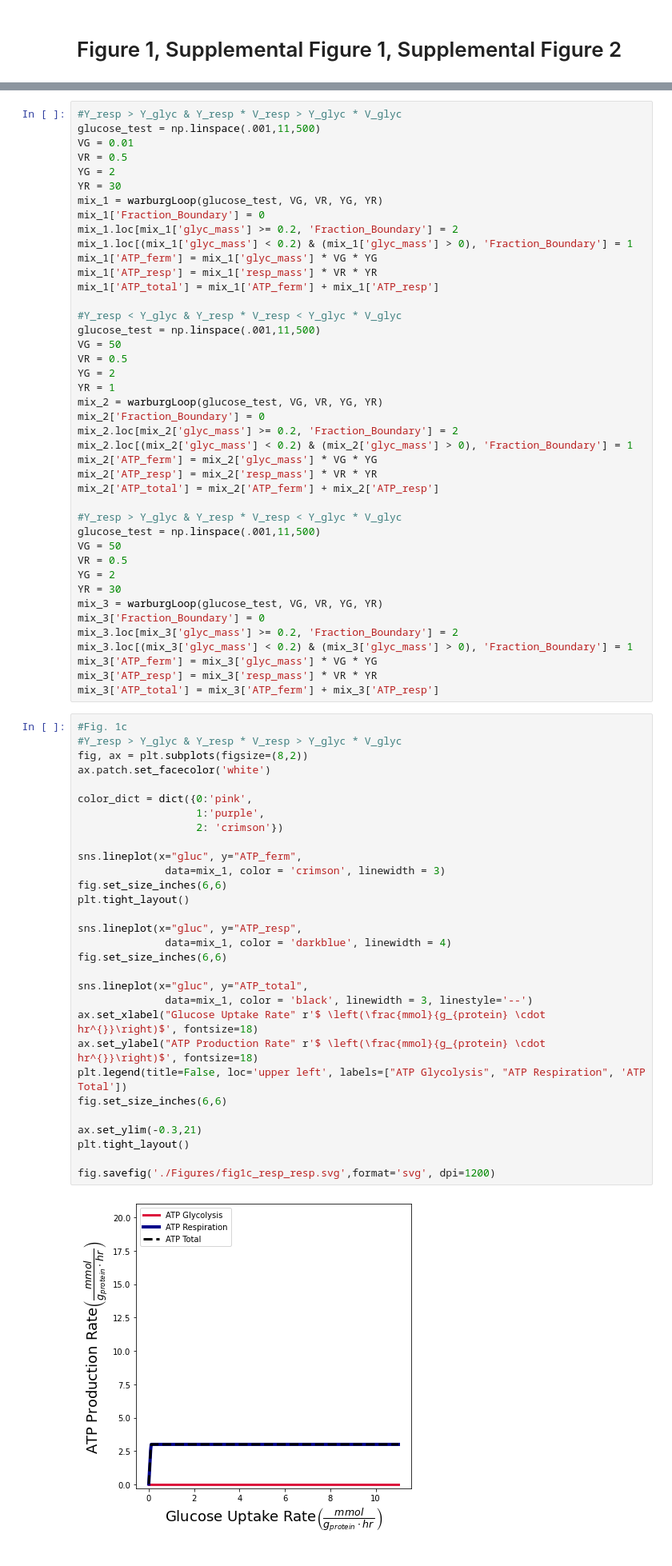
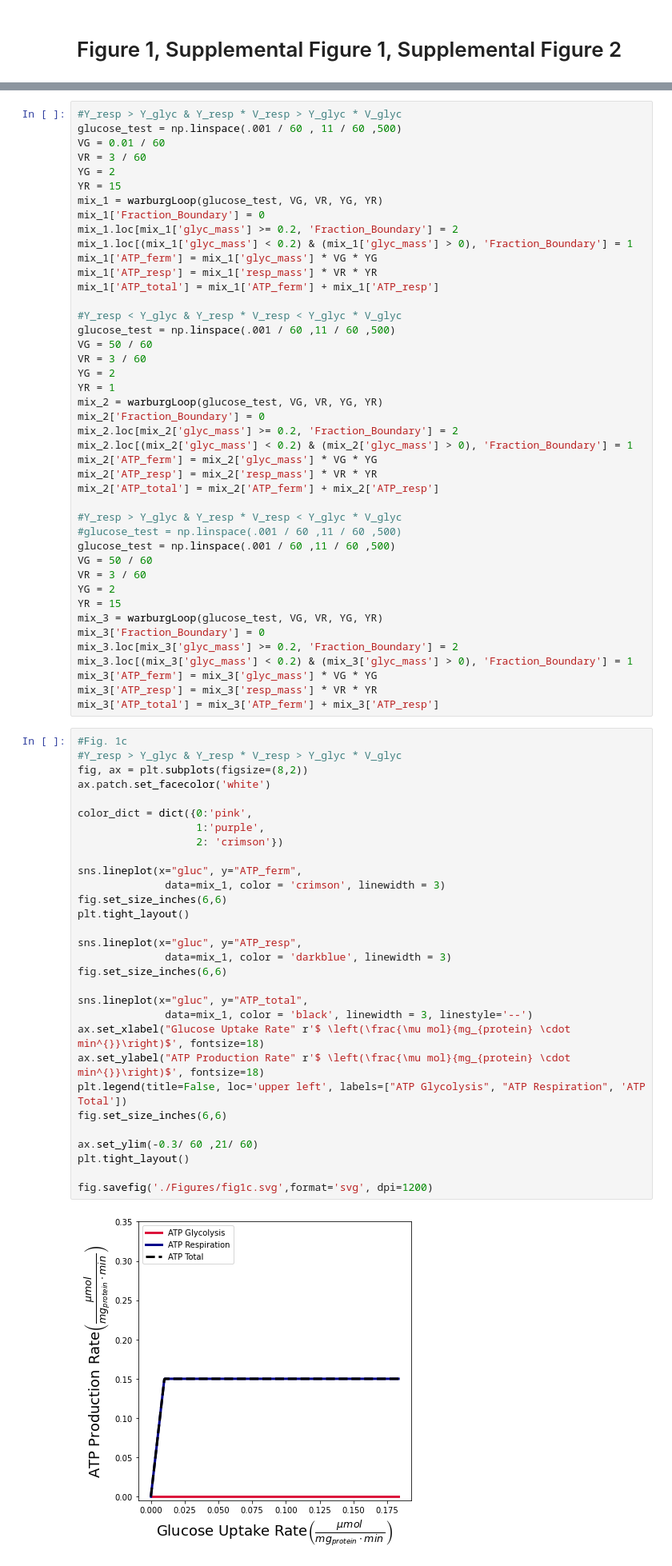
Before and after one commit to DenisTitovLab/WarburgEffectModel, a Jupyter notebook: Figure 1, Supplemental Figure 1, Supplemental Figure 2.ipynb, the cells around one changed output, grey strips where cells are left out. Shown: that part at 80% size. Cells and saved outputs as stored; diff of their text form.

```diff
--- a/Figure 1, Supplemental Figure 1, Supplemental Figure 2.ipynb
+++ b/Figure 1, Supplemental Figure 1, Supplemental Figure 2.ipynb
@@ -122,11 +122,11 @@ def warburgLoop(GUR, V_Glyc_Loop, V_Resp_Loop, Y_Glyc_Loop, Y_Resp_Loop):
     return(df)
 # %%
 #Y_resp > Y_glyc & Y_resp * V_resp > Y_glyc * V_glyc
-glucose_test = np.linspace(.001,11,500)
-VG = 0.01
-VR = 0.5
+glucose_test = np.linspace(.001 / 60 , 11 / 60 ,500)
+VG = 0.01 / 60
+VR = 3 / 60
 YG = 2
-YR = 30
+YR = 15
 mix_1 = warburgLoop(glucose_test, VG, VR, YG, YR)
 mix_1['Fraction_Boundary'] = 0
 mix_1.loc[mix_1['glyc_mass'] >= 0.2, 'Fraction_Boundary'] = 2
@@ -136,9 +136,9 @@ mix_1['ATP_resp'] = mix_1['resp_mass'] * VR * YR
 mix_1['ATP_total'] = mix_1['ATP_ferm'] + mix_1['ATP_resp']
 
 #Y_resp < Y_glyc & Y_resp * V_resp < Y_glyc * V_glyc
-glucose_test = np.linspace(.001,11,500)
-VG = 50
-VR = 0.5
+glucose_test = np.linspace(.001 / 60 ,11 / 60 ,500)
+VG = 50 / 60
+VR = 3 / 60
 YG = 2
 YR = 1
 mix_2 = warburgLoop(glucose_test, VG, VR, YG, YR)
@@ -150,11 +150,12 @@ mix_2['ATP_resp'] = mix_2['resp_mass'] * VR * YR
 mix_2['ATP_total'] = mix_2['ATP_ferm'] + mix_2['ATP_resp']
 
 #Y_resp > Y_glyc & Y_resp * V_resp < Y_glyc * V_glyc
-glucose_test = np.linspace(.001,11,500)
-VG = 50
-VR = 0.5
+#glucose_test = np.linspace(.001 / 60 ,11 / 60 ,500)
+glucose_test = np.linspace(.001 / 60 ,11 / 60 ,500)
+VG = 50 / 60
+VR = 3 / 60
 YG = 2
-YR = 30
+YR = 15
 mix_3 = warburgLoop(glucose_test, VG, VR, YG, YR)
 mix_3['Fraction_Boundary'] = 0
 mix_3.loc[mix_3['glyc_mass'] >= 0.2, 'Fraction_Boundary'] = 2
@@ -165,35 +166,35 @@ mix_3['ATP_total'] = mix_3['ATP_ferm'] + mix_3['ATP_resp']
 # %%
 #Fig. 1c
 #Y_resp > Y_glyc & Y_resp * V_resp > Y_glyc * V_glyc
 fig, ax = plt.subplots(figsize=(8,2))
 ax.patch.set_facecolor('white')
 
 color_dict = dict({0:'pink',
                    1:'purple',
                    2: 'crimson'})
 
 sns.lineplot(x="gluc", y="ATP_ferm",
               data=mix_1, color = 'crimson', linewidth = 3)
 fig.set_size_inches(6,6)
 plt.tight_layout()
 
 sns.lineplot(x="gluc", y="ATP_resp",
-              data=mix_1, color = 'darkblue', linewidth = 4)
+              data=mix_1, color = 'darkblue', linewidth = 3)
 fig.set_size_inches(6,6)
 
 sns.lineplot(x="gluc", y="ATP_total",
               data=mix_1, color = 'black', linewidth = 3, linestyle='--')
-ax.set_xlabel("Glucose Uptake Rate" r'$ \left(\frac{mmol}{g_{protein} \cdot hr^{}}\right)$', fontsize=18)
-ax.set_ylabel("ATP Production Rate" r'$ \left(\frac{mmol}{g_{protein} \cdot hr^{}}\right)$', fontsize=18)
+ax.set_xlabel("Glucose Uptake Rate" r'$ \left(\frac{\mu mol}{mg_{protein} \cdot min^{}}\right)$', fontsize=18)
+ax.set_ylabel("ATP Production Rate" r'$ \left(\frac{\mu mol}{mg_{protein} \cdot min^{}}\right)$', fontsize=18)
 plt.legend(title=False, loc='upper left', labels=["ATP Glycolysis", "ATP Respiration", 'ATP Total'])
 fig.set_size_inches(6,6)
 
-ax.set_ylim(-0.3,21)
+ax.set_ylim(-0.3/ 60 ,21/ 60)
 plt.tight_layout()
 
-fig.savefig('./Figures/fig1c_resp_resp.svg',format='svg', dpi=1200)
+fig.savefig('./Figures/fig1c.svg',format='svg', dpi=1200)
 # %% [output]
-[figure, old version]
+[figure, new version]
 # %%
 #Fig. 1d
 #Y_resp < Y_glyc & Y_resp * V_resp < Y_glyc * V_glyc
```
Also changed, not shown: parts of 19 cells of this notebook.
